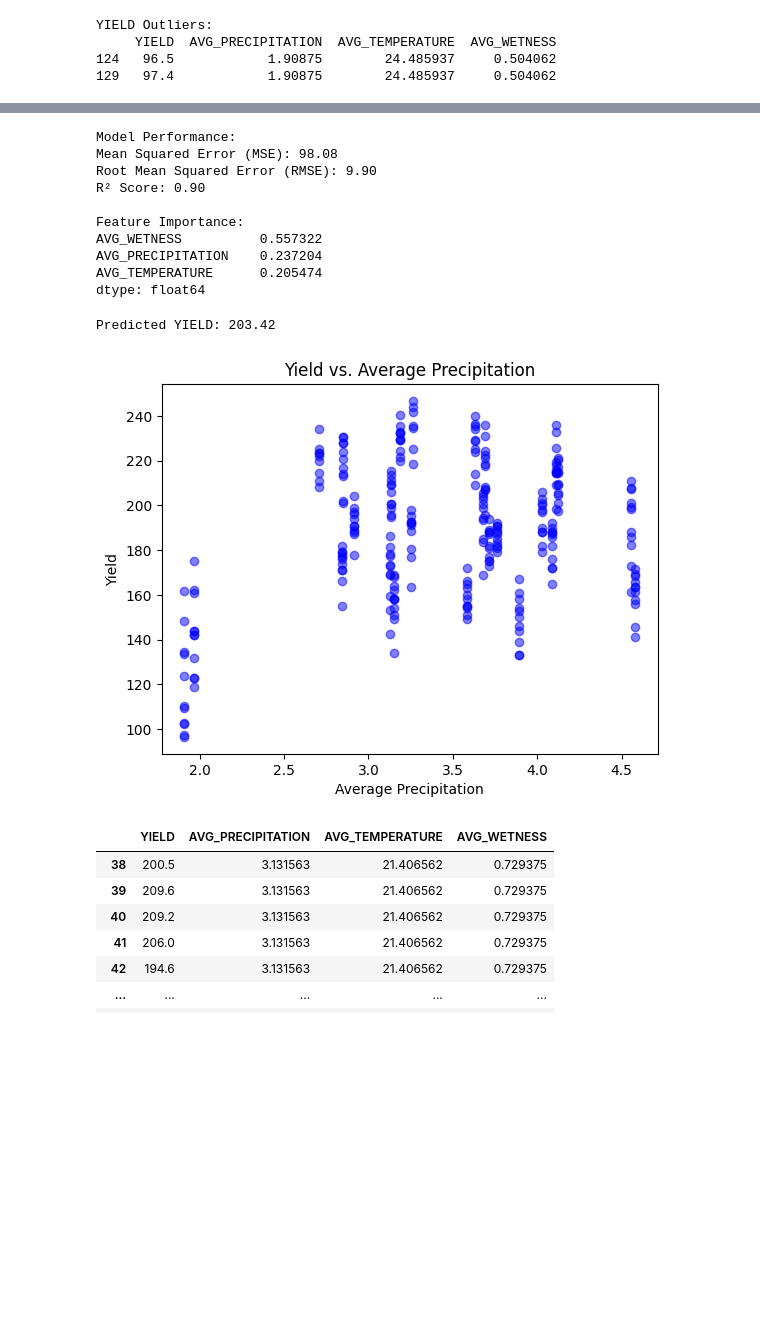
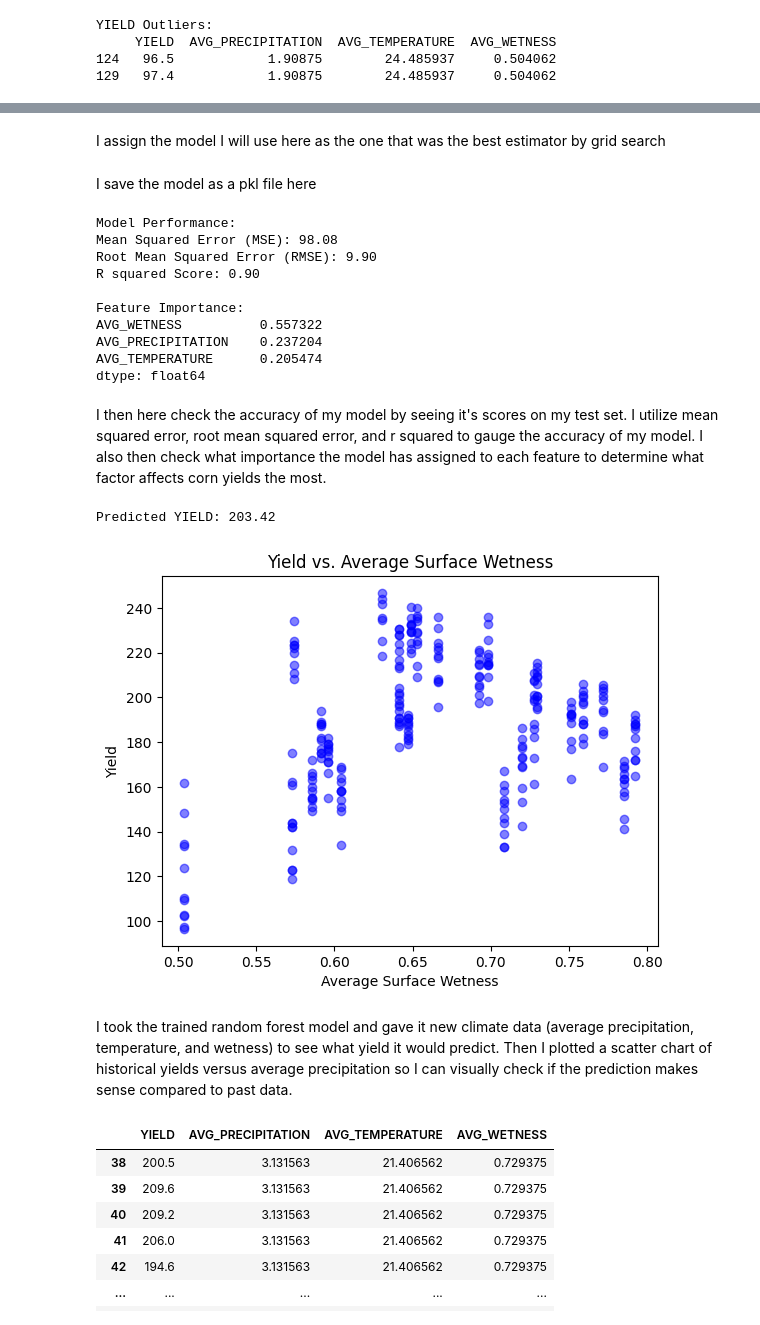
Before and after one commit to MeghP89/CropYieldPredictor, a Jupyter notebook: train.ipynb, the cells around one changed output, grey strips where cells are left out. Saved outputs shown, nothing was run; the diff lists cells and outputs as text; code cells hidden in the pictures; blank space fills up the shorter version.

Commit message:
Added comments and pickle download

```diff
--- a/train.ipynb
+++ b/train.ipynb
@@ -24,6 +36,4 @@ Index(['Program', 'YEAR', 'Period', 'Week Ending', 'Geo Level', 'State',
 # %%
 precipitation_avg = pd.read_csv("Data/PrecipitationAverage.csv")
-precipitation_avg.pop('PARAMETER')
-precipitation_avg.pop('LAT')
-precipitation_avg.pop('LON')
+precipitation_avg
 # %% [output]
@@ -42,4 +52,0 @@ Name: LON, Length: 400, dtype: float64
-# %%
-month_list = ['JAN', 'FEB', 'MAR', 'APR', 'SEP', 'OCT', 'NOV', 'DEC', 'ANN']
-for month in month_list:
-    precipitation_avg.pop(month)
@@ -209,7 +236,7 @@ X_train, X_test, y_train, y_test = train_test_split(X, y, test_size=0.2, random_
 # Hyperparameter tuning
 param_grid = {
     'n_estimators': [50, 100, 200],
-    'max_depth': [None, 5, 10],
+    'max_depth': [None, 3, 5, 7],
     'min_samples_split': [2, 5, 10],
     'min_samples_leaf': [1, 2, 4]
 }
@@ -228,3 +259,11 @@ rf_model = grid_search.best_estimator_
+# %% [markdown]
+I assign the model I will use here as the one that was the best estimator by grid search
+# %%
+# Save model
+with open("rf_model.pkl", "wb") as f:
+    pickle.dump(rf_model, f)
+# %% [markdown]
+I save the model as a pkl file here
 # %%
 y_pred = rf_model.predict(X_test)
 mse = mean_squared_error(y_test, y_pred)
@@ -234,7 +273,7 @@ r2 = r2_score(y_test, y_pred)
 print("\nModel Performance:")
 print(f"Mean Squared Error (MSE): {mse:.2f}")
 print(f"Root Mean Squared Error (RMSE): {rmse:.2f}")
-print(f"R² Score: {r2:.2f}")
+print(f"R squared Score: {r2:.2f}")
 
 # Feature Importance
 feature_importance = pd.Series(rf_model.feature_importances_, index=X.columns).sort_values(ascending=False)
@@ -244,32 +283,36 @@ print(feature_importance)
 Model Performance:
 Mean Squared Error (MSE): 98.08
 Root Mean Squared Error (RMSE): 9.90
-R² Score: 0.90
+R squared Score: 0.90
 
 Feature Importance:
 AVG_WETNESS          0.557322
 AVG_PRECIPITATION    0.237204
 AVG_TEMPERATURE      0.205474
 dtype: float64
+# %% [markdown]
+I then here check the accuracy of my model by seeing it's scores on my test set. I utilize mean squared error, root mean squared error, and r squared to gauge the accuracy of my model. I also then check what importance the model has assigned to each feature to determine what factor affects corn yields the most.
 # %%
 # Predict new data
 new_data = pd.DataFrame({
     'AVG_PRECIPITATION': [3.131563],
     'AVG_TEMPERATURE': [21.406562],
     'AVG_WETNESS': [0.73]
 })
 prediction = rf_model.predict(new_data)
 print(f"\nPredicted YIELD: {prediction[0]:.2f}")
 
 # Plot YIELD vs. AVG_PRECIPITATION
-plt.scatter(X['AVG_PRECIPITATION'], y, color='blue', alpha=0.5)
-plt.xlabel('Average Precipitation')
+plt.scatter(X['AVG_WETNESS'], y, color='blue', alpha=0.5)
+plt.xlabel('Average Surface Wetness')
 plt.ylabel('Yield')
-plt.title('Yield vs. Average Precipitation')
+plt.title('Yield vs. Average Surface Wetness')
 plt.show()
 # %% [output]
 Predicted YIELD: 203.42
-[figure, old version]
+[figure, new version]
+# %% [markdown]
+I took the trained random forest model and gave it new climate data (average precipitation, temperature, and wetness) to see what yield it would predict. Then I plotted a scatter chart of historical yields versus average precipitation so I can visually check if the prediction makes sense compared to past data.
 # %%
 corn_yields.loc[corn_yields['AVG_WETNESS'] >= 0.7]
 # %% [output]
```
Also changed, not shown: parts of 22 cells of this notebook, 1 other file.
